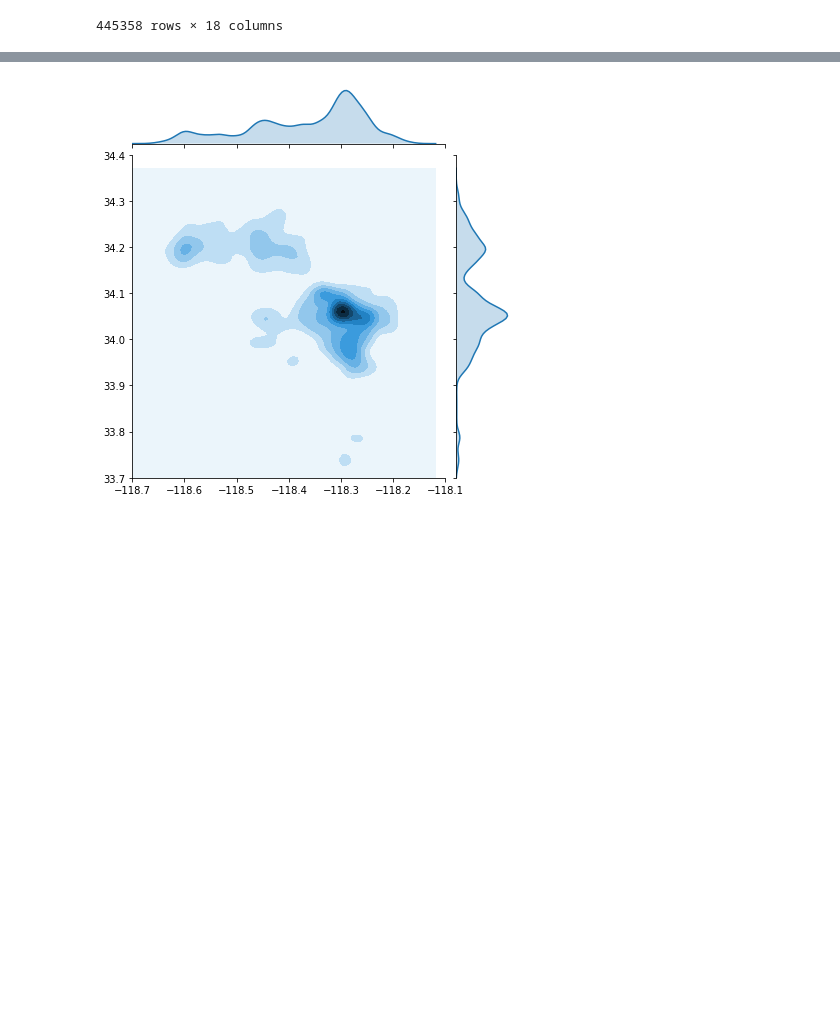
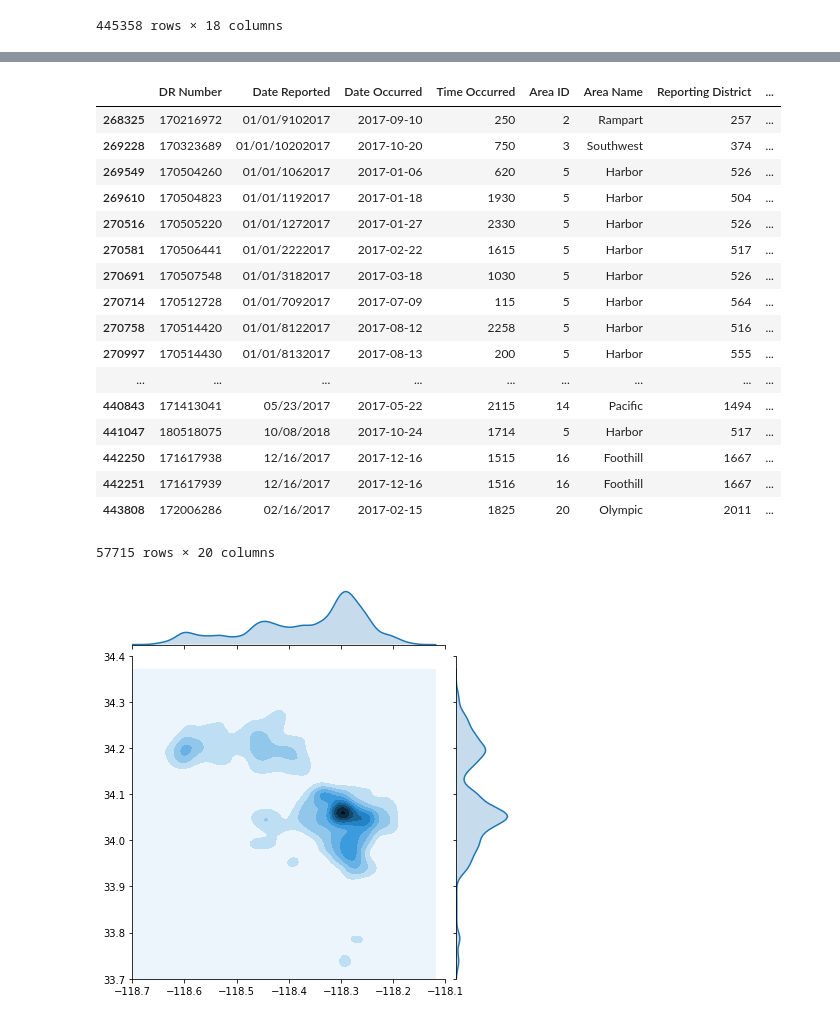
Before and after one commit to bananannn/ECE-143-Group-2, a Jupyter notebook: Project.ipynb, the cells around one changed output, grey strips where cells are left out. Drawn from its saved outputs; the diff is of its cells as text; code cells hidden in the pictures; blank space fills up the shorter version.

```diff
--- a/Project.ipynb
+++ b/Project.ipynb
@@ -453,3 +490,24 @@ data_collision
+# %%
+data_c
+# %% [output]
+|  | DR Number | Date Reported | Date Occurred | Time Occurred | Area ID | Area Name | Reporting District | ... |
+| 268325 | 170216972 | 01/01/9102017 | 2017-09-10 | 250 | 2 | Rampart | 257 | ... |
+| 269228 | 170323689 | 01/01/10202017 | 2017-10-20 | 750 | 3 | Southwest | 374 | ... |
+| 269549 | 170504260 | 01/01/1062017 | 2017-01-06 | 620 | 5 | Harbor | 526 | ... |
+| 269610 | 170504823 | 01/01/1192017 | 2017-01-18 | 1930 | 5 | Harbor | 504 | ... |
+| 270516 | 170505220 | 01/01/1272017 | 2017-01-27 | 2330 | 5 | Harbor | 526 | ... |
+| 270581 | 170506441 | 01/01/2222017 | 2017-02-22 | 1615 | 5 | Harbor | 517 | ... |
+| 270691 | 170507548 | 01/01/3182017 | 2017-03-18 | 1030 | 5 | Harbor | 526 | ... |
+| 270714 | 170512728 | 01/01/7092017 | 2017-07-09 | 115 | 5 | Harbor | 564 | ... |
+| 270758 | 170514420 | 01/01/8122017 | 2017-08-12 | 2258 | 5 | Harbor | 516 | ... |
+| 270997 | 170514430 | 01/01/8132017 | 2017-08-13 | 200 | 5 | Harbor | 555 | ... |
+| ... | ... | ... | ... | ... | ... | ... | ... | ... |
+| 440843 | 171413041 | 05/23/2017 | 2017-05-22 | 2115 | 14 | Pacific | 1494 | ... |
+| 441047 | 180518075 | 10/08/2018 | 2017-10-24 | 1714 | 5 | Harbor | 517 | ... |
+| 442250 | 171617938 | 12/16/2017 | 2017-12-16 | 1515 | 16 | Foothill | 1667 | ... |
+| 442251 | 171617939 | 12/16/2017 | 2017-12-16 | 1516 | 16 | Foothill | 1667 | ... |
+| 443808 | 172006286 | 02/16/2017 | 2017-02-15 | 1825 | 20 | Olympic | 2011 | ... |
+57715 rows × 20 columns
 # %%
 loc = data_collision['Location']
 l = []
```
Also changed, not shown: parts of 4 cells of this notebook.
